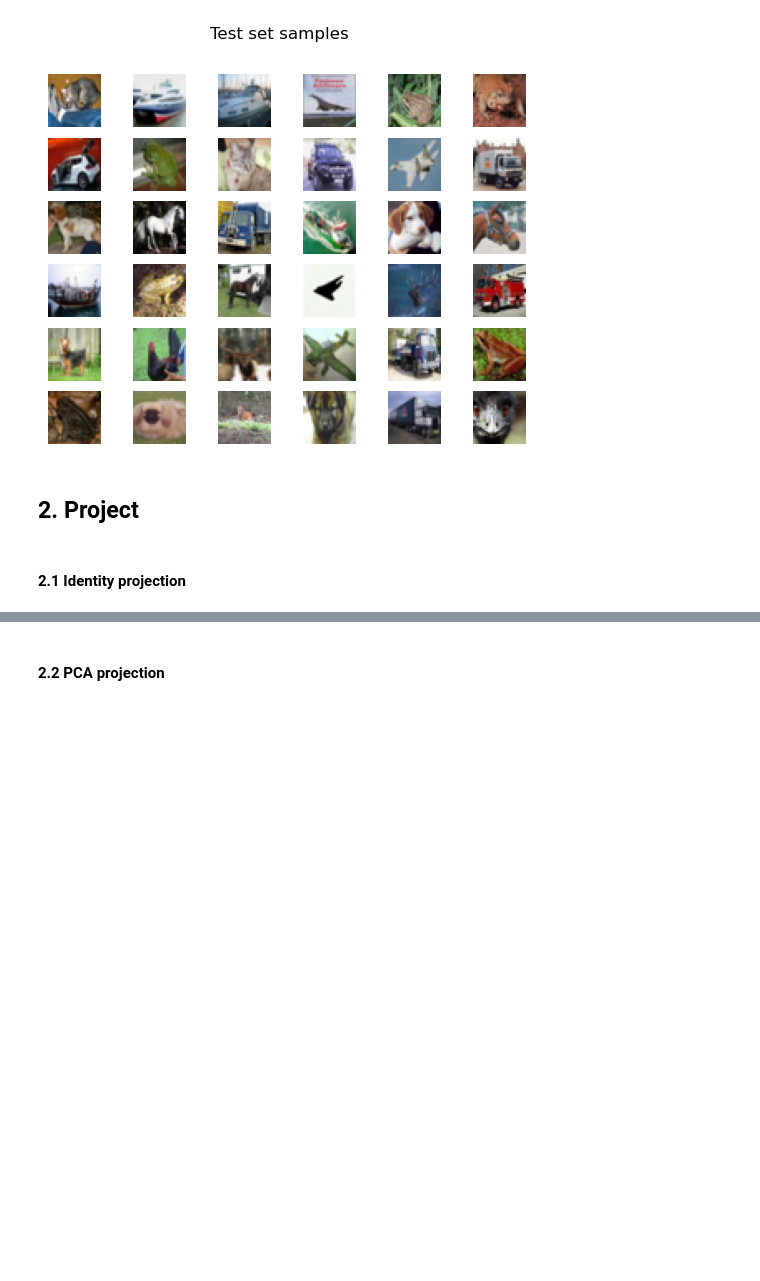
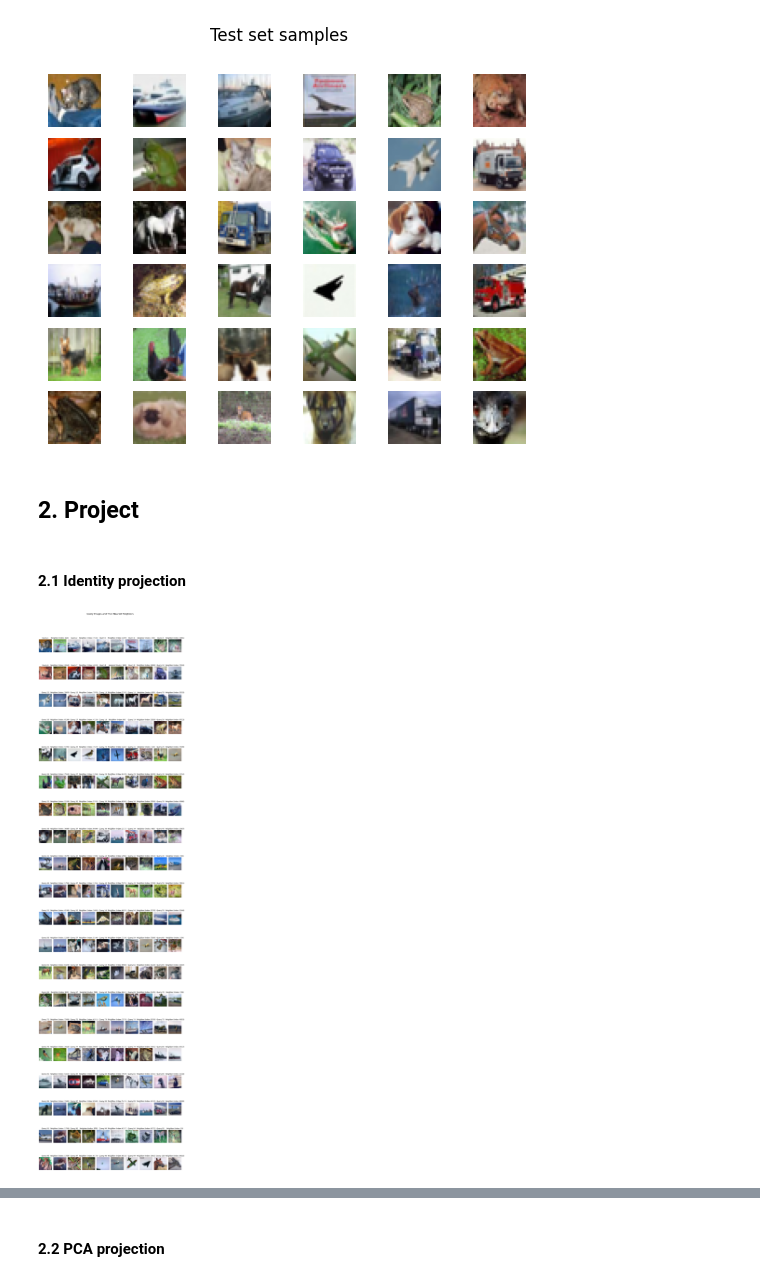
Before and after one commit to Alexis0903/LINMA2300, a Jupyter notebook: LINMA2300_project_1_V2.ipynb, the cells around one changed output, grey strips where cells are left out. Drawn from its saved outputs; the diff is of its cells as text; code cells hidden in the pictures; blank space fills up the shorter version.

```diff
--- a/LINMA2300_project_1_V2.ipynb
+++ b/LINMA2300_project_1_V2.ipynb
@@ -165,9 +230,11 @@ def show_nearest_images(X, queries, nearest_neighbors, indices, p=32):
 # %%
 d = n
 phi = np.identity(n)
 X_prime = phi @ X
 Q_prime = phi @ Q
 
-nearest_neighbors, indices = projected_nearest_neighbor(X_prime, Q_prime)
+nearest_neighbors_Id, indices_Id = projected_nearest_neighbor(X_prime, Q_prime)
 
-#show_nearest_images(X_prime, Q_prime, nearest_neighbors, indices, p=32)
+show_nearest_images(X_prime, Q_prime, nearest_neighbors_Id, indices_Id, p=32)
+# %% [output]
+[figure, added]
```
Also changed, not shown: parts of 10 cells of this notebook.
